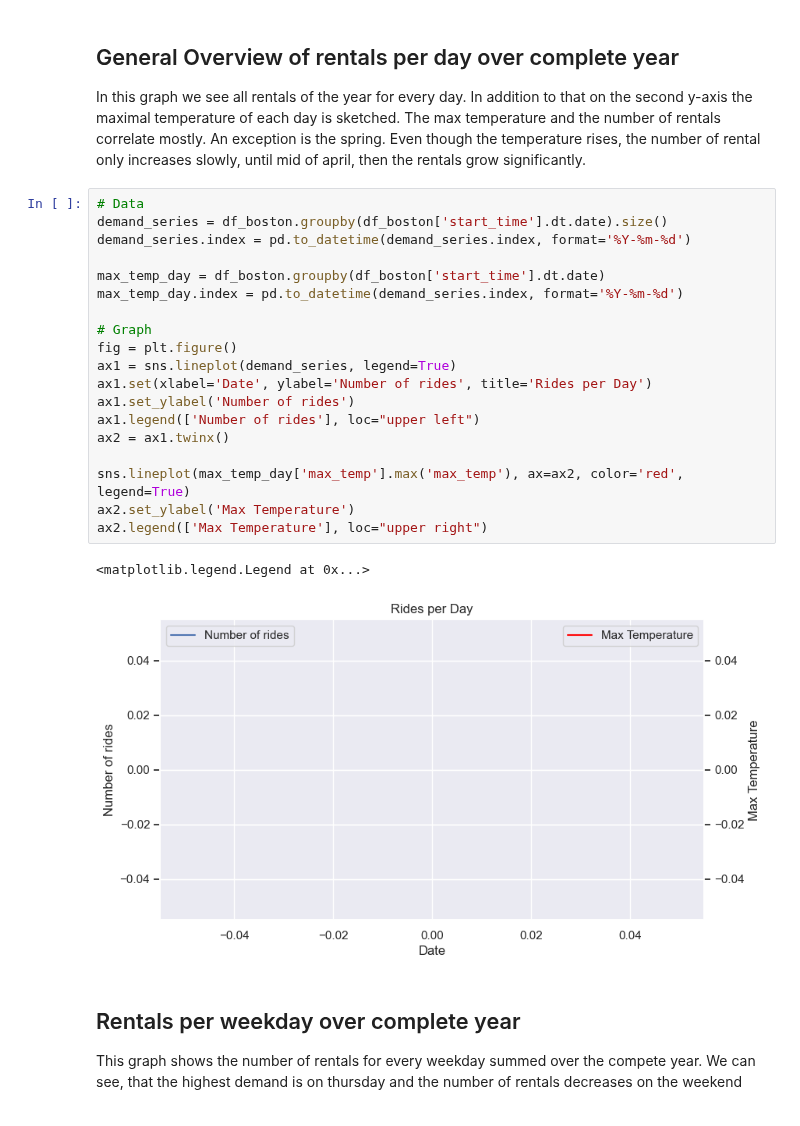
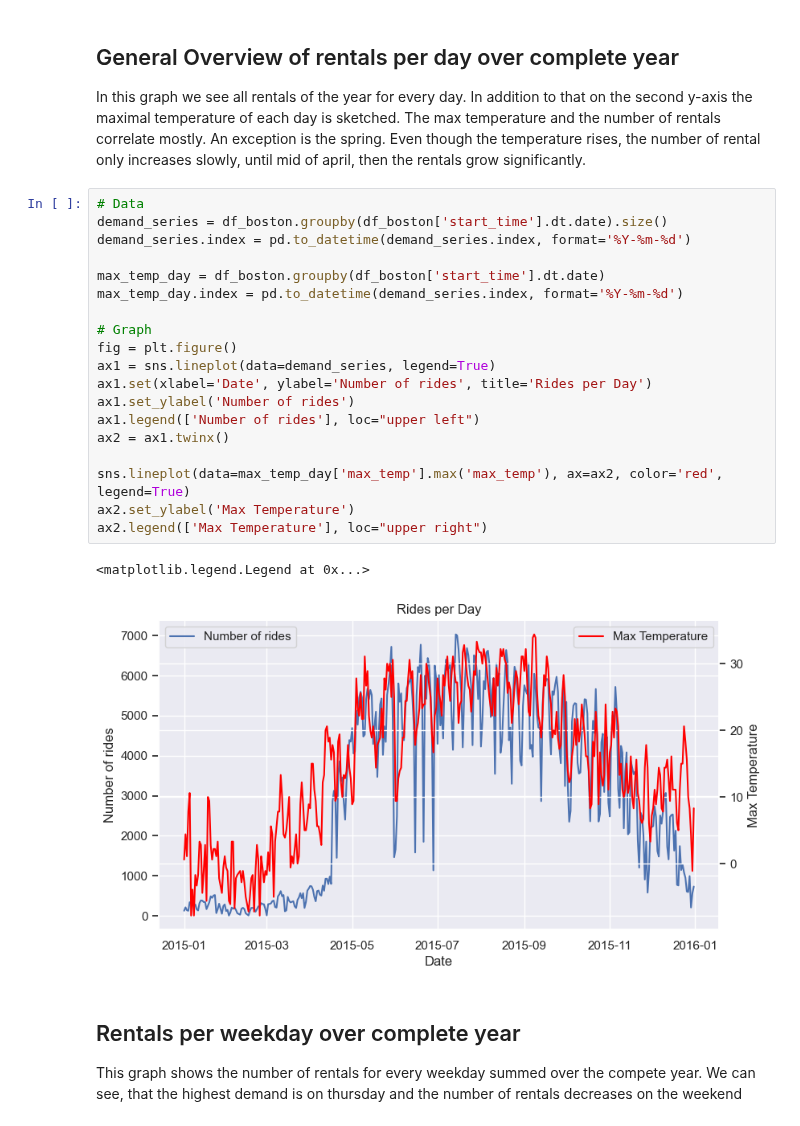
Before and after one commit to RavenRudi/AA_Group16, a Jupyter notebook: time_demand_patterns.ipynb, the cells around one changed output. Cells and saved outputs as stored; diff of their text form.

```diff
--- a/time_demand_patterns.ipynb
+++ b/time_demand_patterns.ipynb
@@ -20,25 +20,25 @@ In this graph we see all rentals of the year for every day. In addition to that
 # %%
 # Data
 demand_series = df_boston.groupby(df_boston['start_time'].dt.date).size()
 demand_series.index = pd.to_datetime(demand_series.index, format='%Y-%m-%d')
 
 max_temp_day = df_boston.groupby(df_boston['start_time'].dt.date)
 max_temp_day.index = pd.to_datetime(demand_series.index, format='%Y-%m-%d')
 
 # Graph
 fig = plt.figure()
-ax1 = sns.lineplot(demand_series, legend=True)
+ax1 = sns.lineplot(data=demand_series, legend=True)
 ax1.set(xlabel='Date', ylabel='Number of rides', title='Rides per Day')
 ax1.set_ylabel('Number of rides')
 ax1.legend(['Number of rides'], loc="upper left")
 ax2 = ax1.twinx()
 
-sns.lineplot(max_temp_day['max_temp'].max('max_temp'), ax=ax2, color='red', legend=True)
+sns.lineplot(data=max_temp_day['max_temp'].max('max_temp'), ax=ax2, color='red', legend=True)
 ax2.set_ylabel('Max Temperature')
 ax2.legend(['Max Temperature'], loc="upper right")
 # %% [output]
 <matplotlib.legend.Legend at 0x...>
-[figure, old version]
+[figure, new version]
 # %% [markdown]
 ## Rentals per weekday over complete year
 This graph shows the number of rentals for every weekday summed over the compete year. We can see, that the highest demand is on thursday and the number of rentals decreases on the weekend
```
Also changed, not shown: parts of 10 cells of this notebook.
